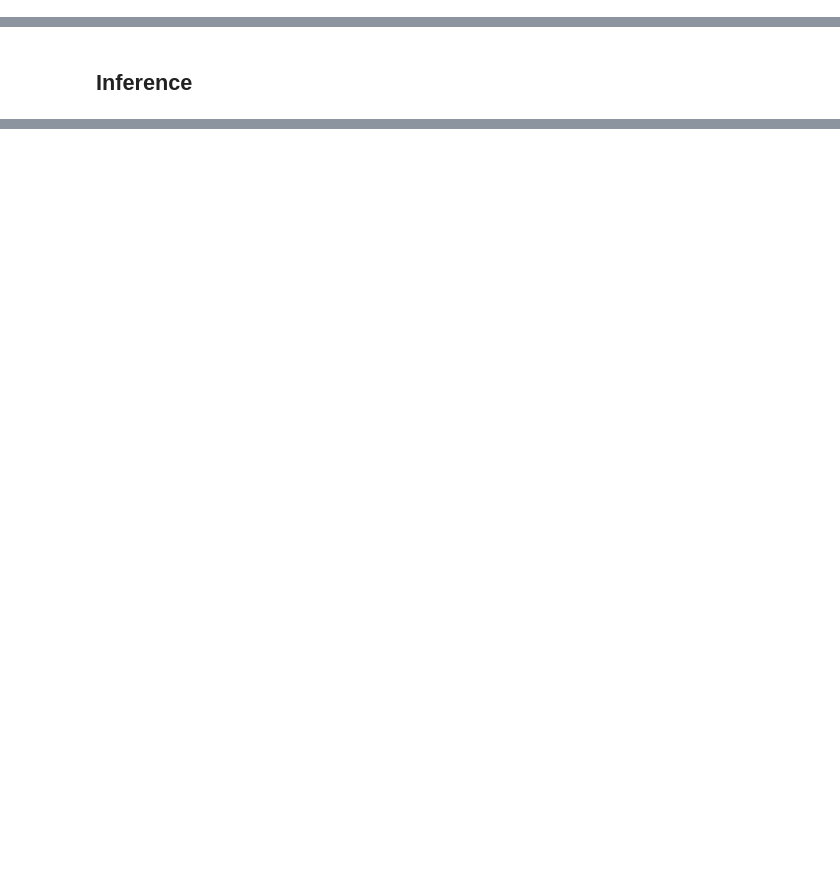
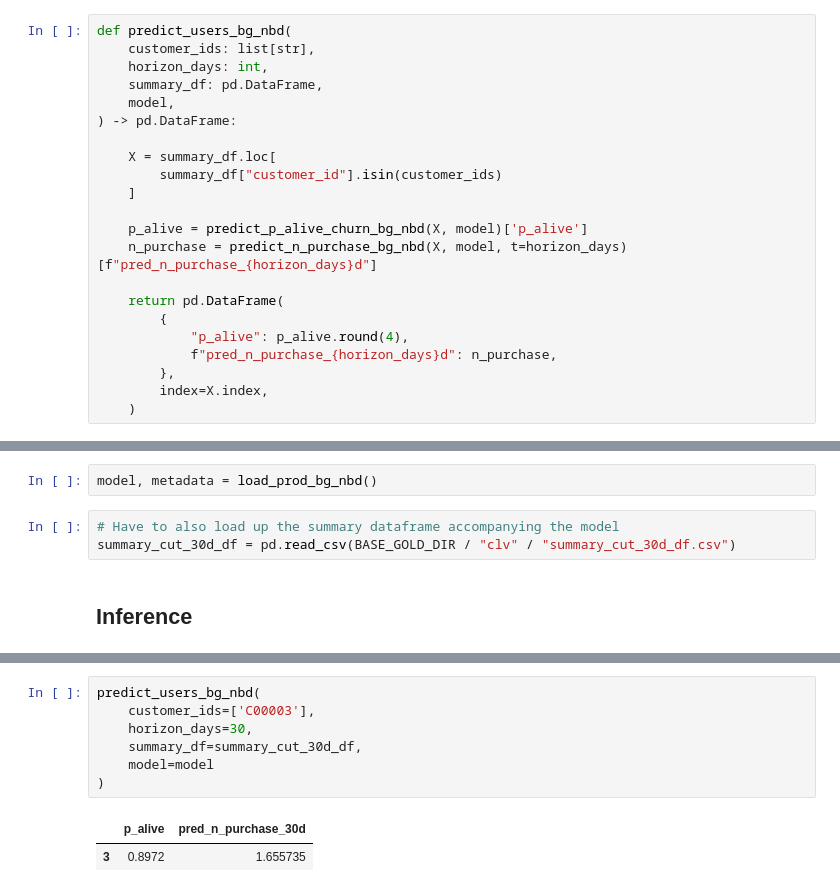
Before and after one commit to maithtruong/ai-customer-growth-retention, a Jupyter notebook: notebooks/03_bg_nbd.ipynb, the cells around one changed output, grey strips where cells are left out. Cells and saved outputs as stored; diff of their text form; blank space fills up the shorter version.

```diff
--- a/notebooks/03_bg_nbd.ipynb
+++ b/notebooks/03_bg_nbd.ipynb
@@ -419,3 +1980,25 @@ def log_bg_nbd_model(bgf):
+# %%
+def predict_users_bg_nbd(
+    customer_ids: list[str],
+    horizon_days: int,
+    summary_df: pd.DataFrame,
+    model,
+) -> pd.DataFrame:
+
+    X = summary_df.loc[
+        summary_df["customer_id"].isin(customer_ids)
+    ]
+
+    p_alive = predict_p_alive_churn_bg_nbd(X, model)['p_alive']
+    n_purchase = predict_n_purchase_bg_nbd(X, model, t=horizon_days)[f"pred_n_purchase_{horizon_days}d"]
+
+    return pd.DataFrame(
+        {
+            "p_alive": p_alive.round(4),
+            f"pred_n_purchase_{horizon_days}d": n_purchase,
+        },
+        index=X.index,
+    )
 # %% [markdown]
 ## Data
 # %% [markdown]
@@ -666,2 +2663,7 @@ with mlflow.start_run(
+# %%
+model, metadata = load_prod_bg_nbd()
+# %%
+# Have to also load up the summary dataframe accompanying the model
+summary_cut_30d_df = pd.read_csv(BASE_GOLD_DIR / "clv" / "summary_cut_30d_df.csv")
 # %% [markdown]
 ## Inference
@@ -718,0 +2670,10 @@ def predict_churn(
+# %%
+predict_users_bg_nbd(
+    customer_ids=['C00003'],
+    horizon_days=30,
+    summary_df=summary_cut_30d_df,
+    model=model
+)
+# %% [output]
+|  | p_alive | pred_n_purchase_30d |
+| 3 | 0.8972 | 1.655735 |
```
Also changed, not shown: parts of 149 cells of this notebook, 2 other files.
